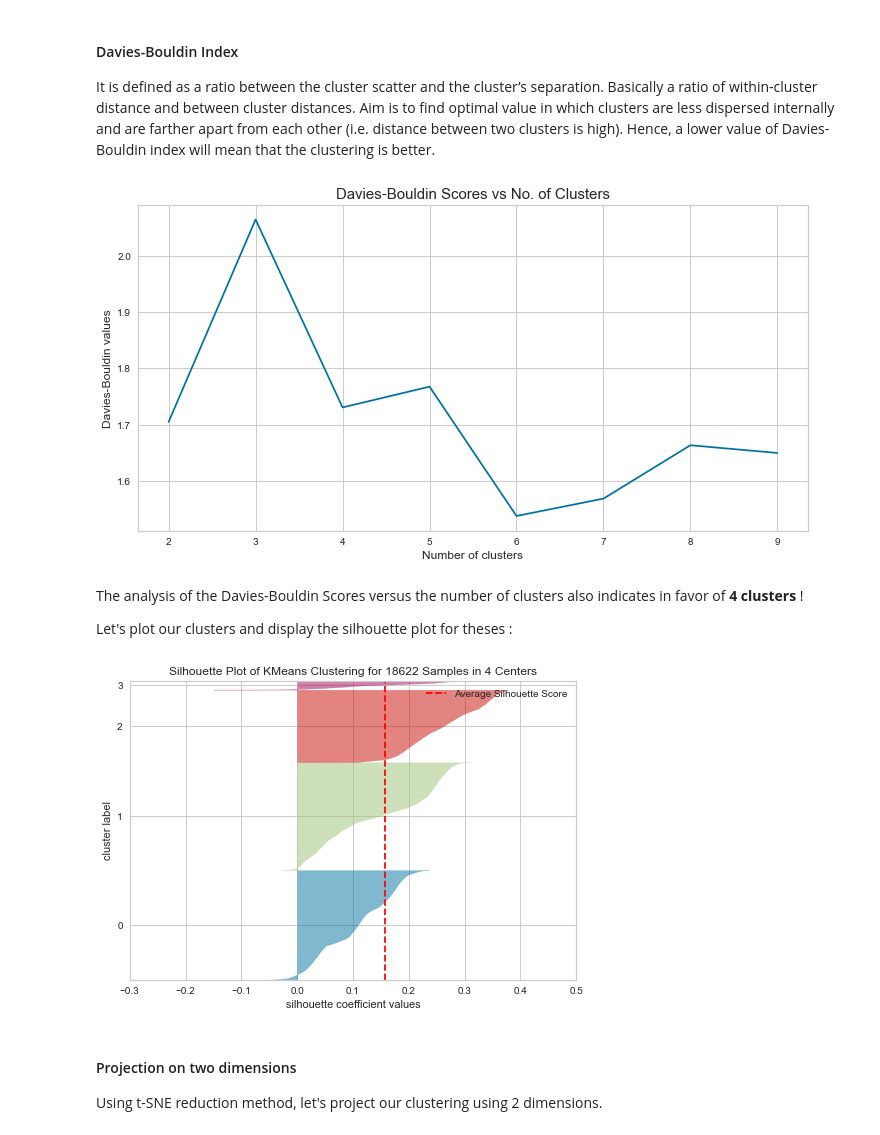
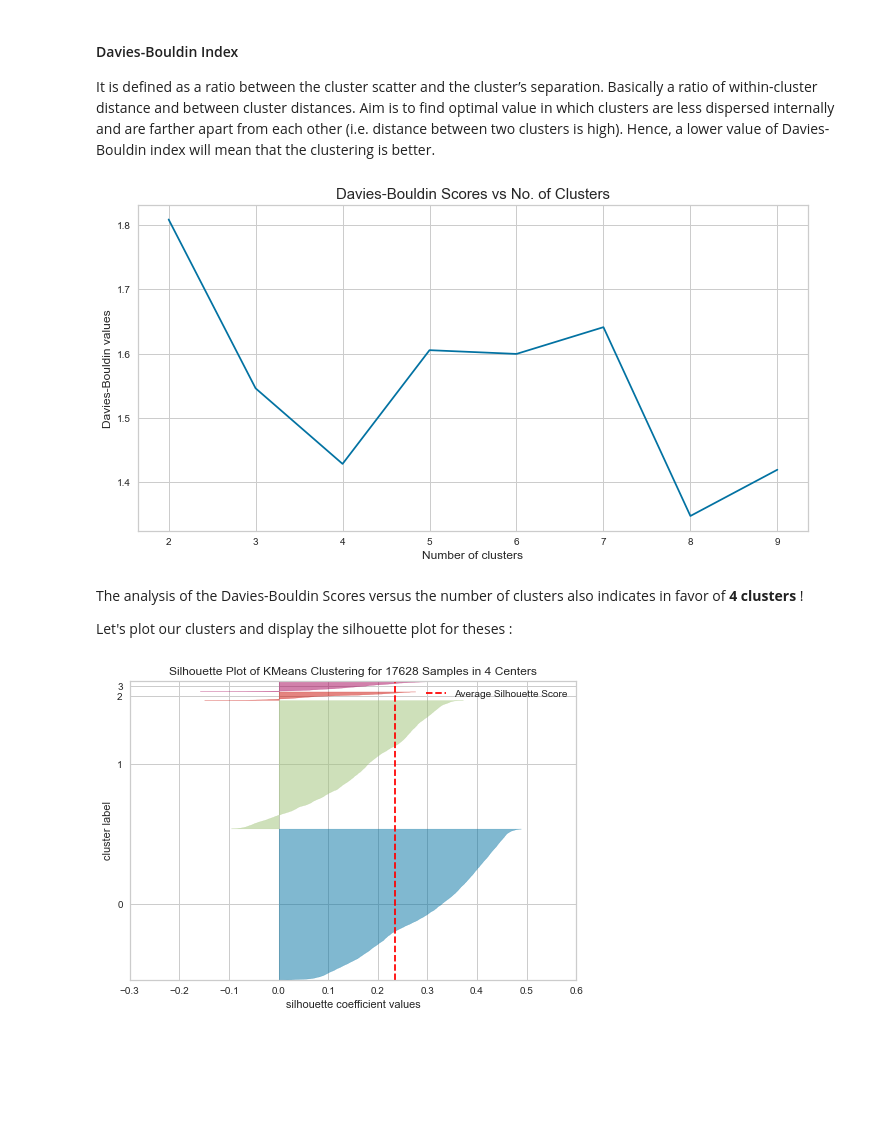
Before and after one commit to mickaelandrieu/unsupervised-ecommerce-clustering, a Jupyter notebook: notebooks/modelisations/RFMSPPL/KMeans.ipynb, the cells around one changed output. Drawn from its saved outputs; the diff is of its cells as text; code cells hidden in the pictures; blank space fills up the shorter version.

```diff
--- a/notebooks/modelisations/RFMSPPL/KMeans.ipynb
+++ b/notebooks/modelisations/RFMSPPL/KMeans.ipynb
@@ -8,8 +5,8 @@ import pandas as pd
 from sklearn.model_selection import train_test_split
 
 rfmsppl = pd.read_csv("./../../../output/rfmsppl.csv")
-rfmsppl.drop(columns=["first_order", "last_order"], inplace=True)
-rfmsppl.customer_zip_code_prefix = rfmsppl.customer_zip_code_prefix.astype("object")
+rfmsppl.drop(columns=['customer_zip_code_prefix'], inplace=True)
+rfmsppl = rfmsppl[rfmsppl.select_dtypes(exclude=['object', 'category', 'datetime64']).columns]
 y = rfmsppl["review_score"]
 
 X_train, X_test, y_train, y_test = train_test_split(
@@ -62,0 +55,5 @@ rfmsppl.describe()
+# %%
+rfmsppl.review_completion_percentage = rfmsppl.review_completion_percentage.astype('float')
+rfmsppl.days_between_orders = rfmsppl.days_between_orders.astype('float')
+
+rfmsppl.describe()
@@ -66,23 +73,13 @@ Sadly, and as we may expect the distribution of the satisfaction variables  real
 We will probably have poor performance from KMeans
 # %%
 from sklearn.compose import ColumnTransformer, make_column_selector
-from sklearn.preprocessing import StandardScaler, OneHotEncoder, QuantileTransformer
+from sklearn.preprocessing import StandardScaler, OneHotEncoder
 
 column_transformer = ColumnTransformer(
     [
         (
-            "one_hot",
-            OneHotEncoder(),
-            make_column_selector(dtype_include=["object", "category"]),
-        ),
-        (
-            "scale",
+            "scaler",
             StandardScaler(),
-            make_column_selector(dtype_exclude=["object", "category"]),
-        ),
-        (
-            "uniform",
-            QuantileTransformer(),
             make_column_selector(dtype_exclude=["object", "category"]),
         ),
     ]
@@ -158,29 +166,29 @@ Hence, a lower value of Davies-Bouldin index will mean that the clustering is be
 # %%
 from sklearn.metrics import davies_bouldin_score
 
 db_scores = {}
 
 for k in range(2, 10):
     kmeans = KMeans(n_clusters=k, random_state=42)
     kmeans.fit(scaled_customers)
     labels = kmeans.labels_
-    db_scores[k] = davies_bouldin_score(scaled_customers.toarray(), labels)
+    db_scores[k] = davies_bouldin_score(scaled_customers, labels)
 
 # Plotting Davies-Bouldin Scores
 plt.figure(figsize=(12, 6))
 plt.plot(list(db_scores.keys()), list(db_scores.values()))
 plt.xlabel("Number of clusters", fontsize=12)
 plt.ylabel("Davies-Bouldin values", fontsize=12)
 plt.title("Davies-Bouldin Scores vs No. of Clusters", fontsize=15)
 plt.show()
 # %% [output]
-[figure, old version]
+[figure, new version]
 # %% [markdown]
 The analysis of the Davies-Bouldin Scores versus the number of clusters also indicates in favor of **4 clusters** !
 
 Let's plot our clusters and display the silhouette plot for theses :
 # %%
-from yellowbrick.cluster import SilhouetteVisualizer
+from yellowbrick.cluster import SilhouetteVisualizer, InterclusterDistance
 
 kmeans = KMeans(4, random_state=42)
 
@@ -188,8 +196,4 @@ s_visualizer = SilhouetteVisualizer(kmeans, colors="yellowbrick")
 s_visualizer.fit(scaled_customers)
 s_visualizer.show();
 # %% [output]
-[figure, old version]
+[figure, new version]
-# %% [markdown]
-#### Projection on two dimensions
-
-Using t-SNE reduction method, let's project our clustering using 2 dimensions.
```
Also changed, not shown: parts of 14 cells of this notebook, 4 other files.
